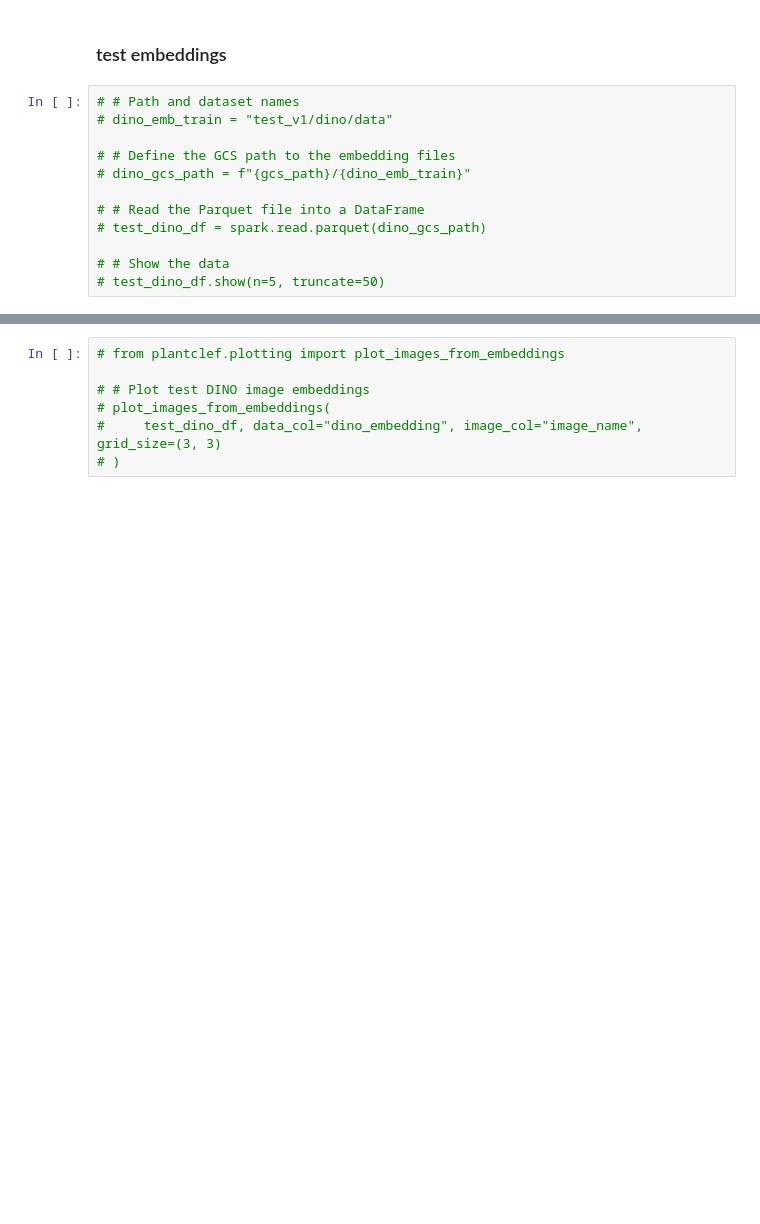
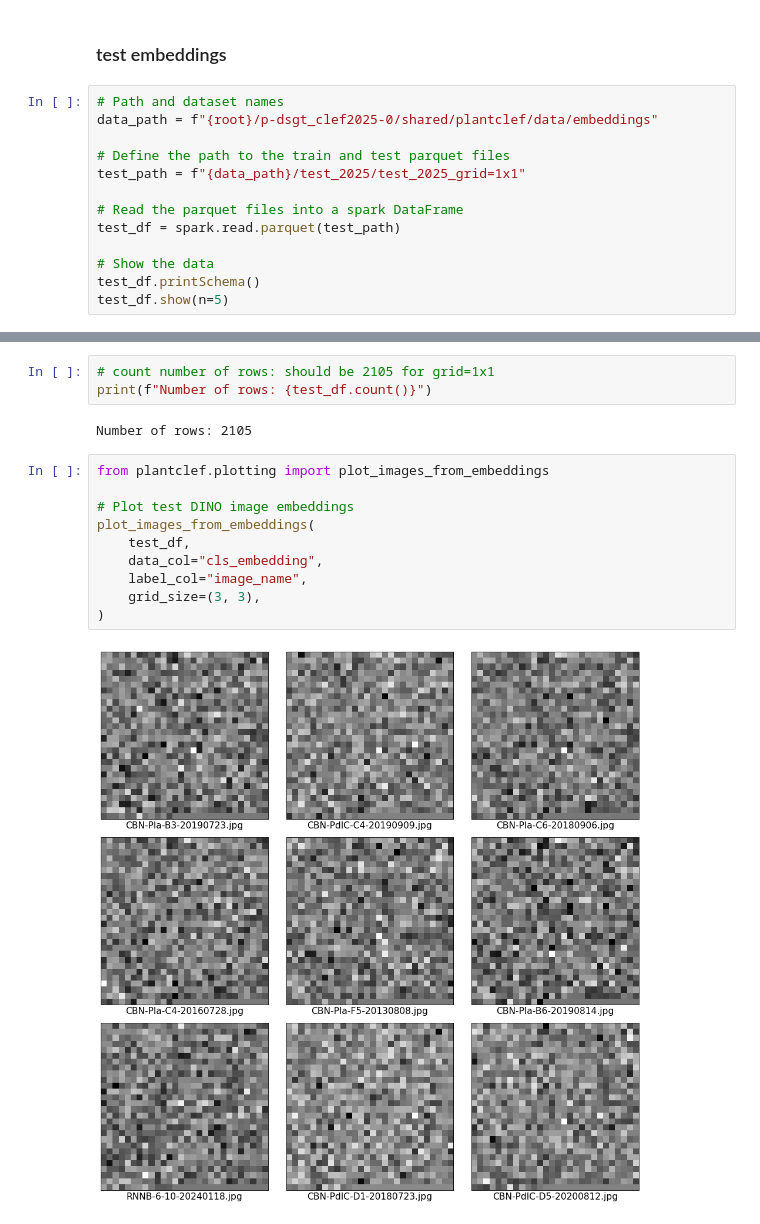
Before and after one commit to dsgt-arc/plantclef-2025, a Jupyter notebook: notebooks/eda/20250211-mg-validate-embeddings.ipynb, the cells around one changed output, grey strips where cells are left out. Cells and saved outputs as stored; diff of their text form; blank space fills up the shorter version.

Commit message:
updated embed/workflow and processed test_2025 images with grid=1x1

```diff
--- a/notebooks/eda/20250211-mg-validate-embeddings.ipynb
+++ b/notebooks/eda/20250211-mg-validate-embeddings.ipynb
@@ -259,14 +259,15 @@ plot_images_from_embeddings(
 # %% [markdown]
 ### test embeddings
 # %%
-# # Path and dataset names
-# dino_emb_train = "test_v1/dino/data"
+# Path and dataset names
+data_path = f"{root}/p-dsgt_clef2025-0/shared/plantclef/data/embeddings"
 
-# # Define the GCS path to the embedding files
-# dino_gcs_path = f"{gcs_path}/{dino_emb_train}"
+# Define the path to the train and test parquet files
+test_path = f"{data_path}/test_2025/test_2025_grid=1x1"
 
-# # Read the Parquet file into a DataFrame
-# test_dino_df = spark.read.parquet(dino_gcs_path)
+# Read the parquet files into a spark DataFrame
+test_df = spark.read.parquet(test_path)
 
-# # Show the data
-# test_dino_df.show(n=5, truncate=50)
+# Show the data
+test_df.printSchema()
+test_df.show(n=5)
@@ -273,7 +291,17 @@ plot_images_from_embeddings(
+# %%
+# count number of rows: should be 2105 for grid=1x1
+print(f"Number of rows: {test_df.count()}")
+# %% [output]
+Number of rows: 2105
 # %%
-# from plantclef.plotting import plot_images_from_embeddings
+from plantclef.plotting import plot_images_from_embeddings
 
-# # Plot test DINO image embeddings
-# plot_images_from_embeddings(
-#     test_dino_df, data_col="dino_embedding", image_col="image_name", grid_size=(3, 3)
-# )
+# Plot test DINO image embeddings
+plot_images_from_embeddings(
+    test_df,
+    data_col="cls_embedding",
+    label_col="image_name",
+    grid_size=(3, 3),
+)
+# %% [output]
+[figure, added]
```
Also changed, not shown: parts of 3 cells of this notebook, 3 other files.
